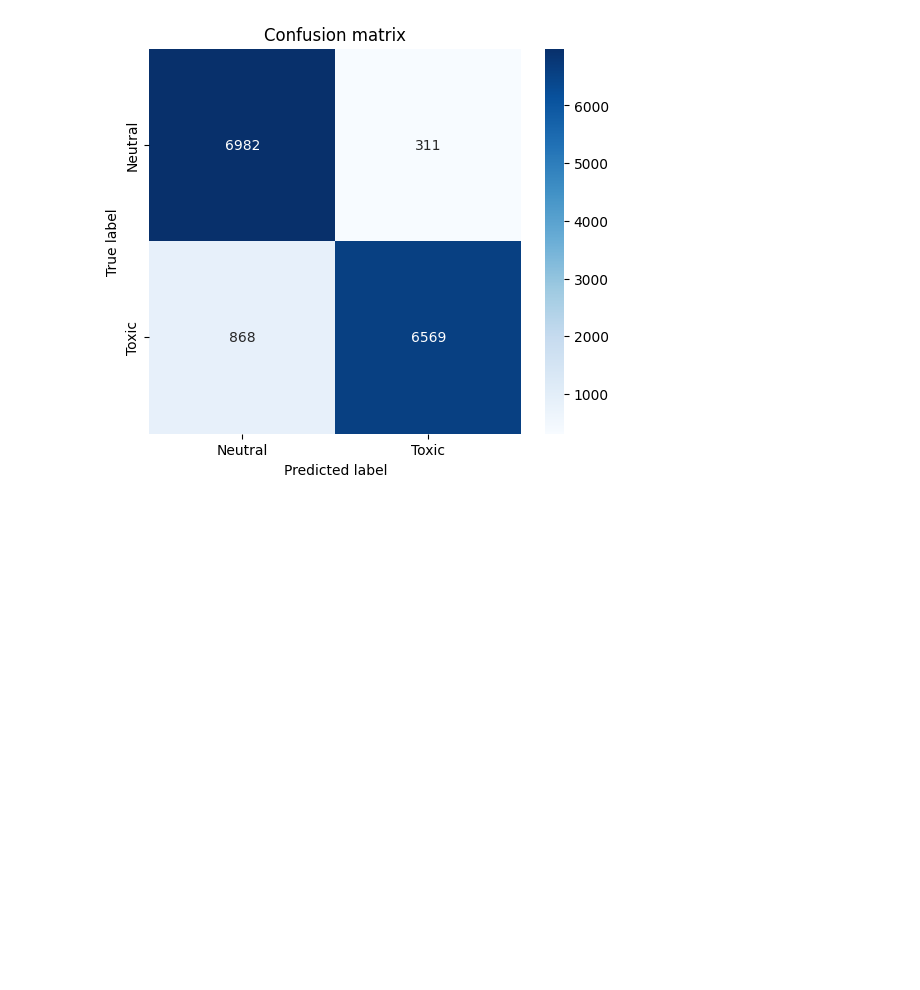
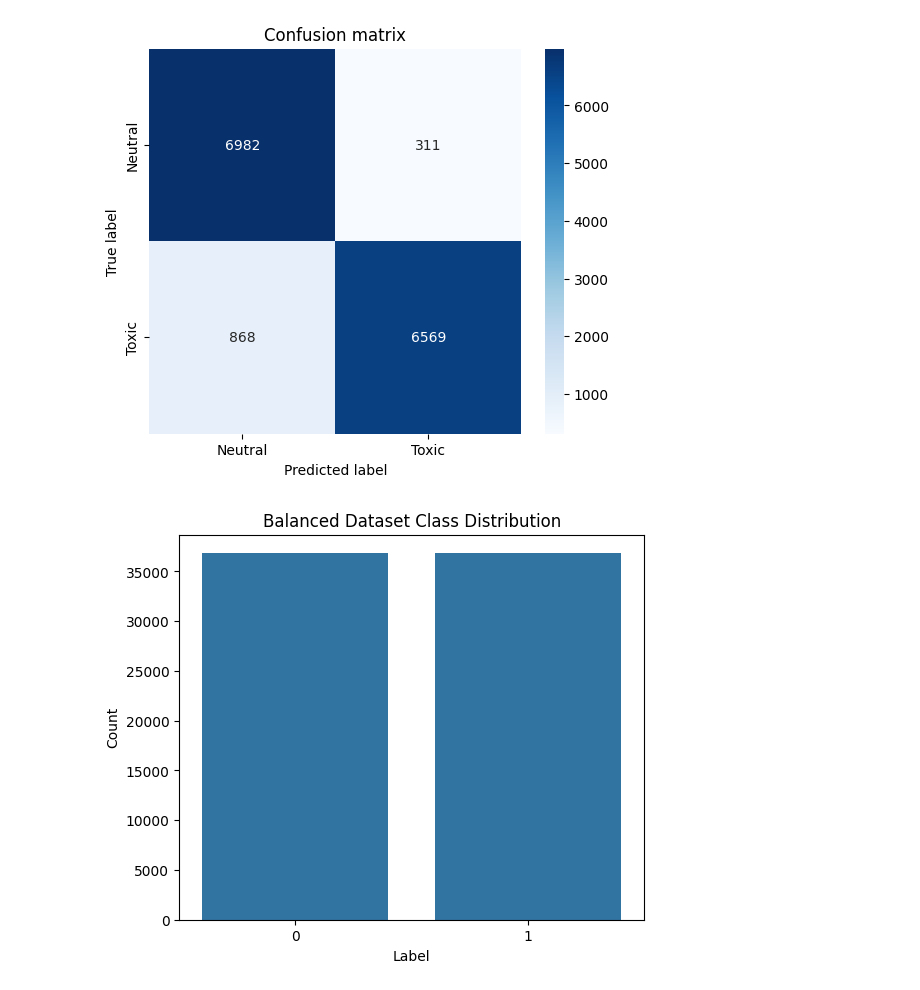
Before and after one commit to sachdeva-aarushi/narrative-toxicity-detector, a Jupyter notebook: notebooks/model_evaluation.ipynb, the cells around one changed output. Drawn from its saved outputs; the diff is of its cells as text; code cells hidden in the pictures; blank space fills up the shorter version.

Commit message:
add class_distribution visualization for balanced dataset

```diff
--- a/notebooks/model_evaluation.ipynb
+++ b/notebooks/model_evaluation.ipynb
@@ -109,3 +109,10 @@ plot_confusion_matrix(
 )
 # %% [output]
 [figure]
+# %%
+from src.visualizations.plot_metrics import plot_class_distribution
+plot_class_distribution(
+    y,
+    save_path="../reports/figures/class_distribution.png")
+# %% [output]
+[figure, added]
```
Also changed, not shown: 1 other file.
